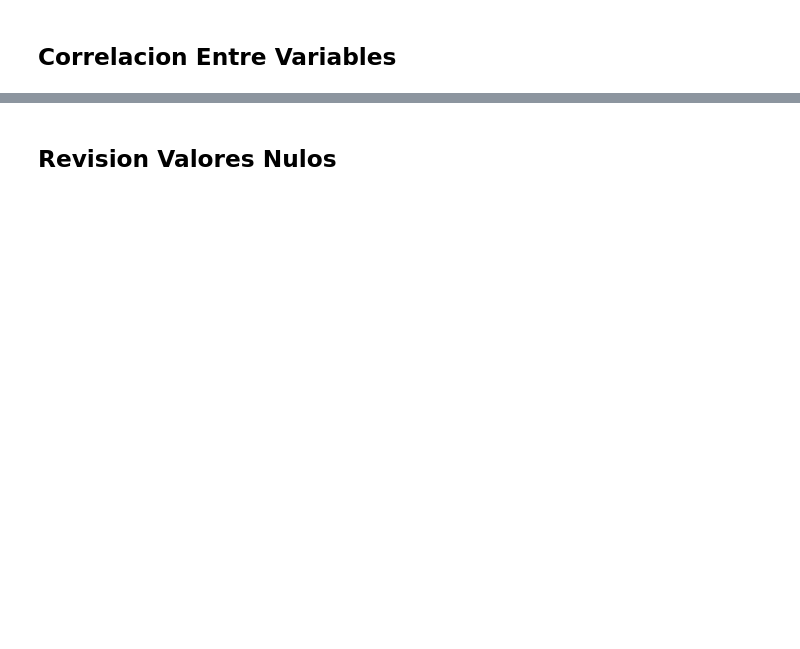
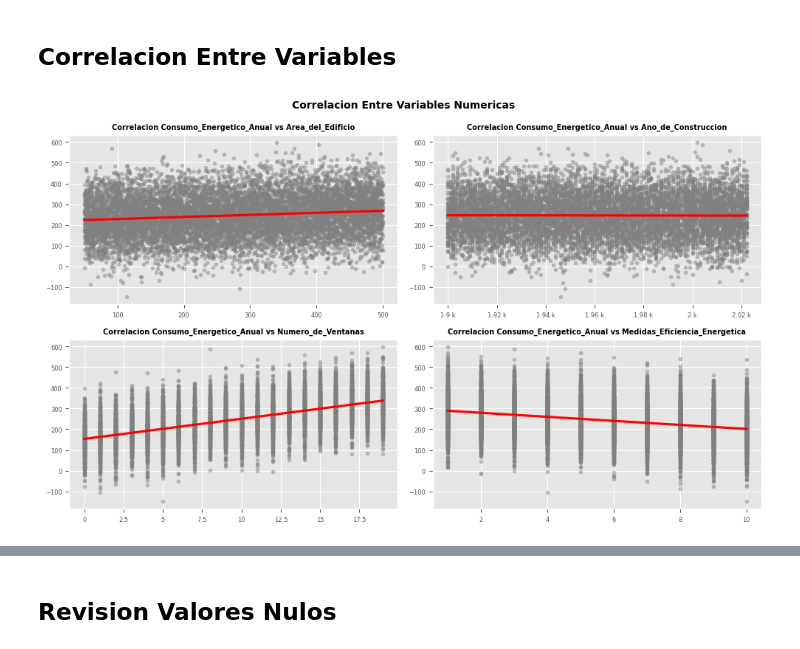
Before and after one commit to AngelTroncoso/Growpbi_ML, a Jupyter notebook: Mi_Primer_Modelo_ML.ipynb, the cells around one changed output, grey strips where cells are left out. Drawn from its saved outputs; the diff is of its cells as text; code cells hidden in the pictures; blank space fills up the shorter version.

```diff
--- a/Mi_Primer_Modelo_ML.ipynb
+++ b/Mi_Primer_Modelo_ML.ipynb
@@ -74,2 +148,35 @@ Antes de entrenar un modelo predictivo, o inclusive antes de realizar cualquier
 # %% [markdown]
 ## Correlacion Entre Variables
+# %%
+#grafico de correlacion entre variables numericas
+
+fig, axes =plt.subplots(nrows = 2, ncols = 2, figsize = (10,6))
+axes = axes.flat
+columnas_numeric = datos.select_dtypes(include = ["float", "int"]).columns
+columnas_numeric = columnas_numeric.drop("Consumo_Energetico_Anual")
+
+for i, columna in enumerate(columnas_numeric):
+  sns.regplot(
+      x = datos[columna],
+      y = datos["Consumo_Energetico_Anual"],
+      color = "gray",
+      marker = ".",
+      scatter_kws = {"alpha":0.4},
+      line_kws = {"color": "red"},
+      ax = axes[i]
+)
+# Formatos de la etiquetas
+  axes[i].set_title(f"Correlacion Consumo_Energetico_Anual vs {columna}", fontsize = 7, fontweight = "bold")
+  axes[i].yaxis.set_major_formatter(ticker.EngFormatter())
+  axes[i].xaxis.set_major_formatter(ticker.EngFormatter())
+  axes[i].tick_params(labelsize = 6)
+  axes[i].set_xlabel("")
+  axes[i].set_ylabel("")
+# subtitulos para los graficos
+for i in [4]:
+  fig.tight_layout()
+  plt.subplots_adjust(top = 0.9)
+  fig.suptitle("Correlacion Entre Variables Numericas", fontsize = 10, fontweight = "bold")
+  plt.show()
+# %% [output]
+[figure, added]
```
Also changed, not shown: parts of 10 cells of this notebook.
